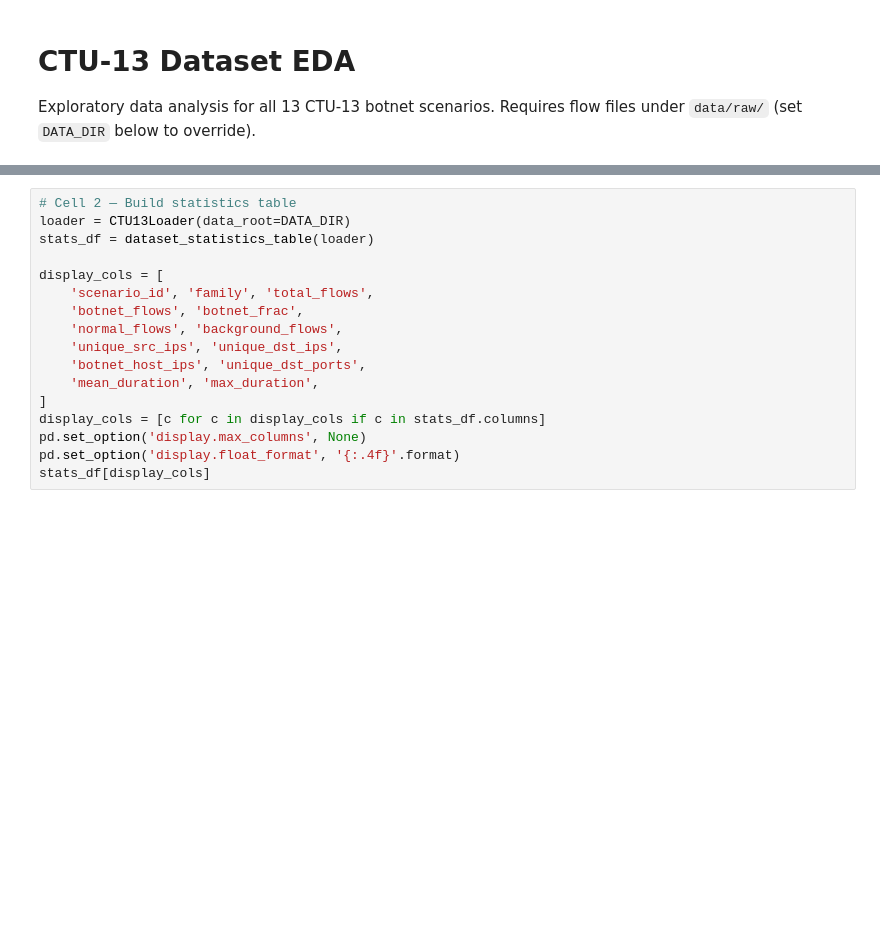
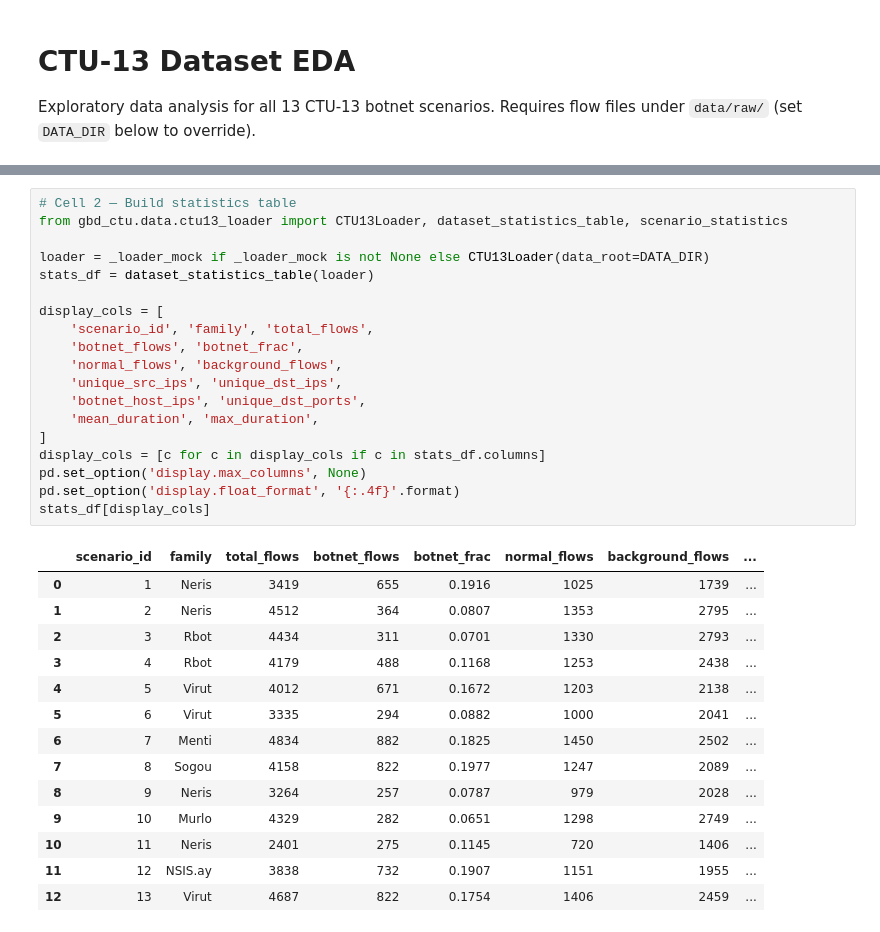
Before and after one commit to miclaldogan/gbd-ctu, a Jupyter notebook: notebooks/01_dataset_eda.ipynb, the cells around one changed output, grey strips where cells are left out. Drawn from its saved outputs; the diff is of its cells as text; blank space fills up the shorter version.

```diff
--- a/notebooks/01_dataset_eda.ipynb
+++ b/notebooks/01_dataset_eda.ipynb
@@ -24,20 +89,37 @@ print(f'Output dir: {OUTPUT_DIR.resolve()}')
 # %%
 # Cell 2 — Build statistics table
-loader = CTU13Loader(data_root=DATA_DIR)
+from gbd_ctu.data.ctu13_loader import CTU13Loader, dataset_statistics_table, scenario_statistics
+
+loader = _loader_mock if _loader_mock is not None else CTU13Loader(data_root=DATA_DIR)
 stats_df = dataset_statistics_table(loader)
 
 display_cols = [
     'scenario_id', 'family', 'total_flows',
     'botnet_flows', 'botnet_frac',
     'normal_flows', 'background_flows',
     'unique_src_ips', 'unique_dst_ips',
     'botnet_host_ips', 'unique_dst_ports',
     'mean_duration', 'max_duration',
 ]
 display_cols = [c for c in display_cols if c in stats_df.columns]
 pd.set_option('display.max_columns', None)
 pd.set_option('display.float_format', '{:.4f}'.format)
 stats_df[display_cols]
+# %% [output]
+|  | scenario_id | family | total_flows | botnet_flows | botnet_frac | normal_flows | background_flows | ... |
+| 0 | 1 | Neris | 3419 | 655 | 0.1916 | 1025 | 1739 | ... |
+| 1 | 2 | Neris | 4512 | 364 | 0.0807 | 1353 | 2795 | ... |
+| 2 | 3 | Rbot | 4434 | 311 | 0.0701 | 1330 | 2793 | ... |
+| 3 | 4 | Rbot | 4179 | 488 | 0.1168 | 1253 | 2438 | ... |
+| 4 | 5 | Virut | 4012 | 671 | 0.1672 | 1203 | 2138 | ... |
+| 5 | 6 | Virut | 3335 | 294 | 0.0882 | 1000 | 2041 | ... |
+| 6 | 7 | Menti | 4834 | 882 | 0.1825 | 1450 | 2502 | ... |
+| 7 | 8 | Sogou | 4158 | 822 | 0.1977 | 1247 | 2089 | ... |
+| 8 | 9 | Neris | 3264 | 257 | 0.0787 | 979 | 2028 | ... |
+| 9 | 10 | Murlo | 4329 | 282 | 0.0651 | 1298 | 2749 | ... |
+| 10 | 11 | Neris | 2401 | 275 | 0.1145 | 720 | 1406 | ... |
+| 11 | 12 | NSIS.ay | 3838 | 732 | 0.1907 | 1151 | 1955 | ... |
+| 12 | 13 | Virut | 4687 | 822 | 0.1754 | 1406 | 2459 | ... |
 # %%
 # Cell 3 — Per-scenario class imbalance bar chart
 fig, ax = plt.subplots(figsize=(12, 4))
```
Also changed, not shown: parts of 6 cells of this notebook, 2 other files.
